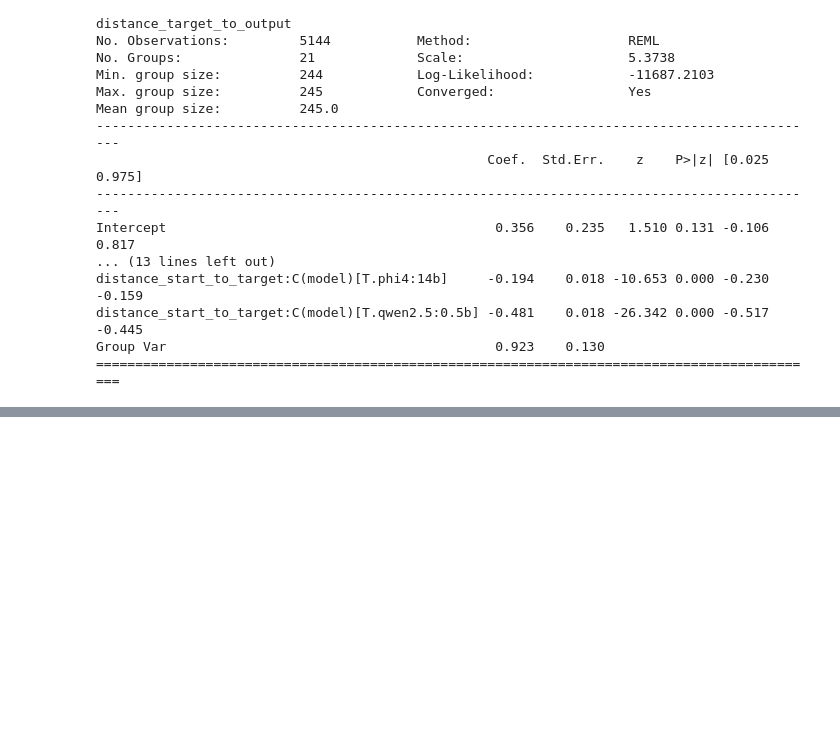
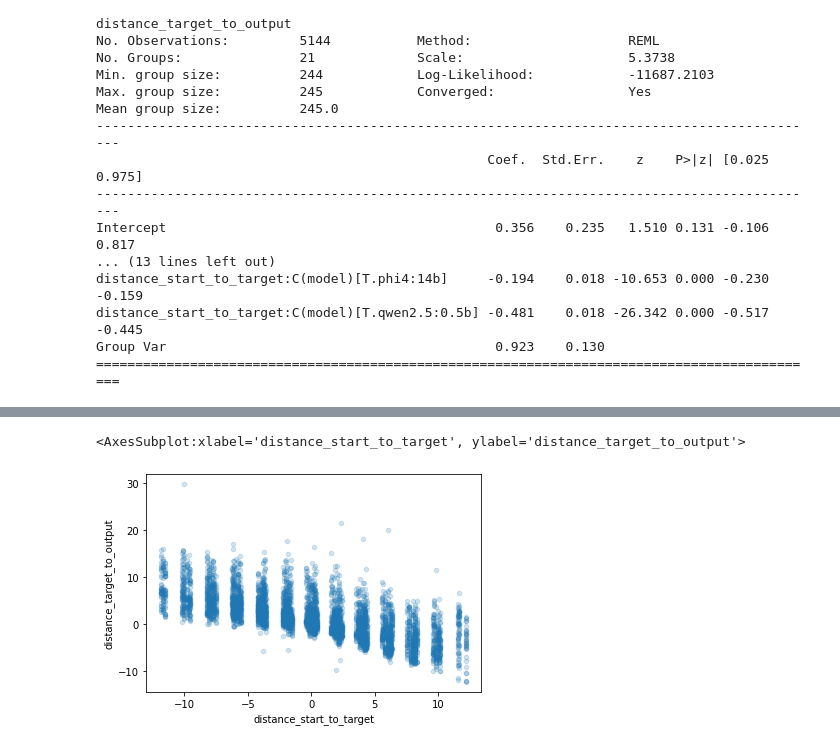
Before and after one commit to JulietWallace/LLM-FKGL-Benchmarking, a Jupyter notebook: analysis.ipynb, the cells around one changed output, grey strips where cells are left out. Cells and saved outputs as stored; diff of their text form; code cells hidden in the pictures; blank space fills up the shorter version.

```diff
--- a/analysis.ipynb
+++ b/analysis.ipynb
@@ -294,0 +363,5 @@ sns.heatmap(pivot, annot=True)
+# %%
+data.plot.scatter("distance_start_to_target", "distance_target_to_output", alpha=0.2)
+# %% [output]
+<AxesSubplot:xlabel='distance_start_to_target', ylabel='distance_target_to_output'>
+[figure, added]
```
Also changed, not shown: parts of 15 cells of this notebook, 4 other files.
